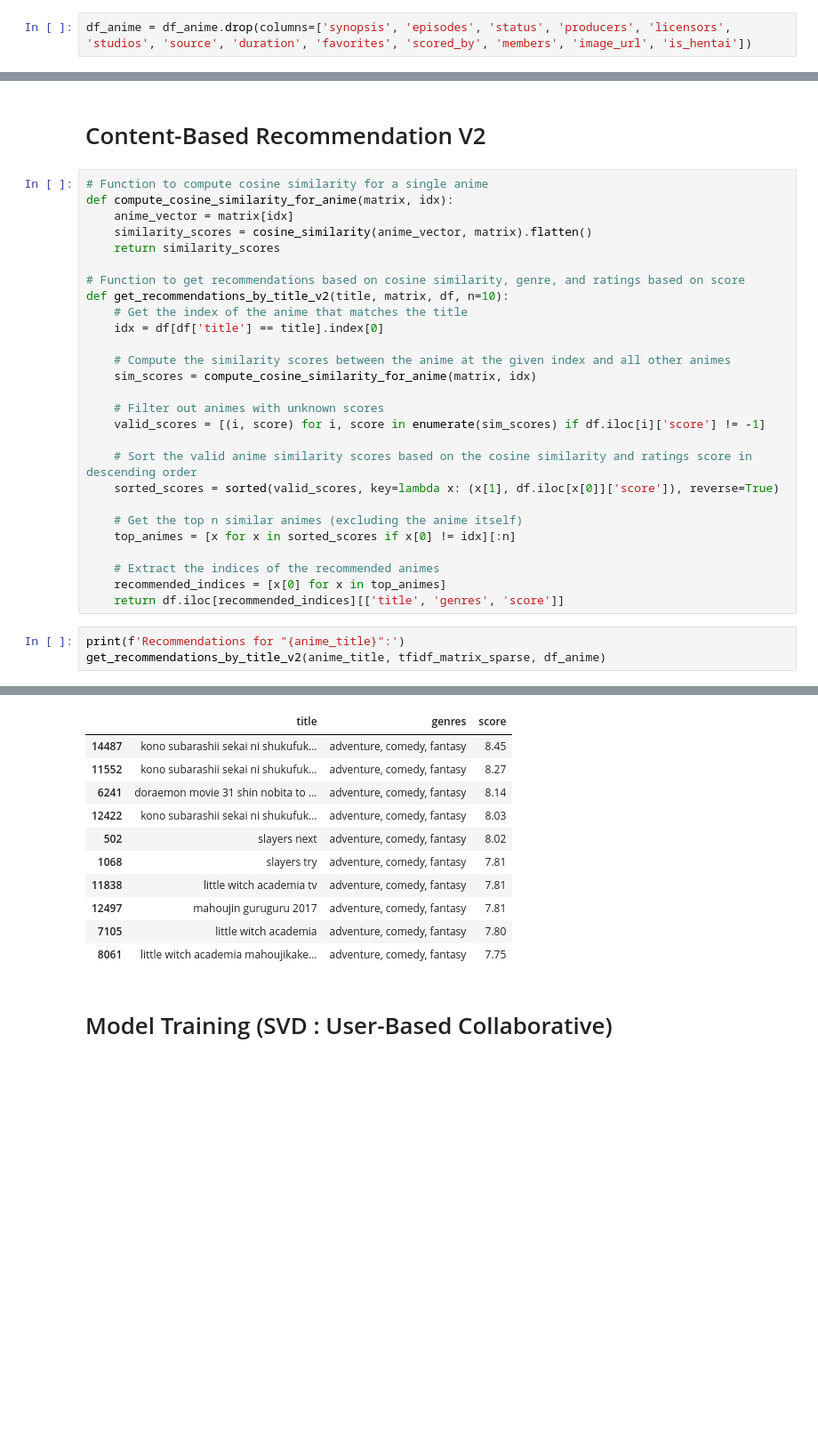
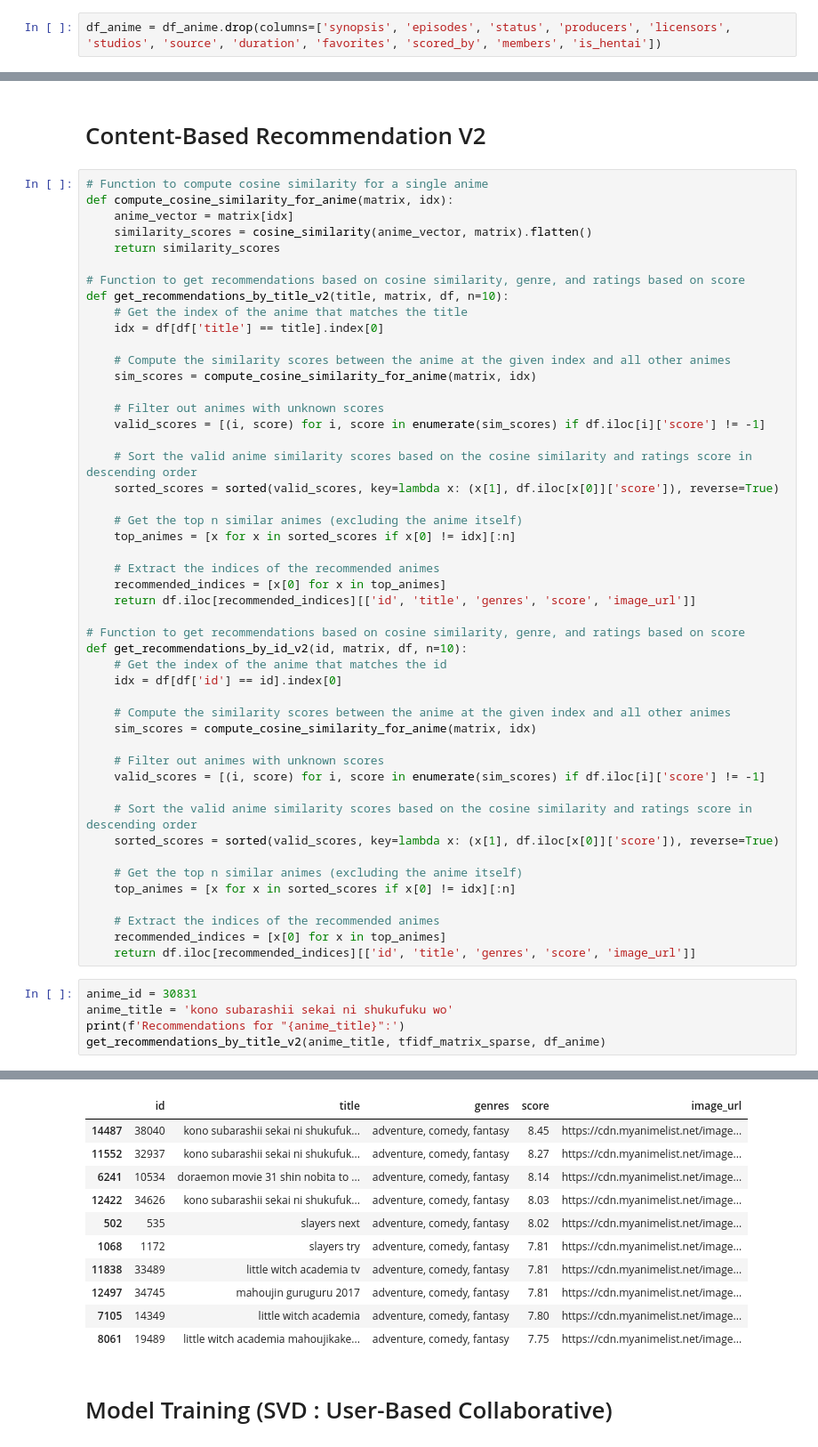
Before and after one commit to SStepz/TheWatcher, a Jupyter notebook: Recommendations/AnimeRS.ipynb, the cells around one changed output, grey strips where cells are left out. Shown: that part at 89% size. Cells and saved outputs as stored; diff of their text form; blank space fills up the shorter version.

Commit message:
change api request and response, add user-based for tv (not good/low data)

```diff
--- a/Recommendations/AnimeRS.ipynb
+++ b/Recommendations/AnimeRS.ipynb
@@ -114,7 +114,7 @@ Data columns (total 21 columns):
 dtypes: float64(1), int64(8), object(12)
 memory usage: 3.8+ MB
 # %%
-df_anime = df_anime.drop(columns=['synopsis', 'episodes', 'status', 'producers', 'licensors', 'studios', 'source', 'duration', 'favorites', 'scored_by', 'members', 'image_url', 'is_hentai'])
+df_anime = df_anime.drop(columns=['synopsis', 'episodes', 'status', 'producers', 'licensors', 'studios', 'source', 'duration', 'favorites', 'scored_by', 'members', 'is_hentai'])
 # %%
 df_anime.info()
 # %% [output]
@@ -445,23 +446,46 @@ def get_recommendations_by_title_v2(title, matrix, df, n=10):
 
     # Extract the indices of the recommended animes
     recommended_indices = [x[0] for x in top_animes]
-    return df.iloc[recommended_indices][['title', 'genres', 'score']]
+    return df.iloc[recommended_indices][['id', 'title', 'genres', 'score', 'image_url']]
+
+# Function to get recommendations based on cosine similarity, genre, and ratings based on score
+def get_recommendations_by_id_v2(id, matrix, df, n=10):
+    # Get the index of the anime that matches the id
+    idx = df[df['id'] == id].index[0]
+
+    # Compute the similarity scores between the anime at the given index and all other animes
+    sim_scores = compute_cosine_similarity_for_anime(matrix, idx)
+
+    # Filter out animes with unknown scores
+    valid_scores = [(i, score) for i, score in enumerate(sim_scores) if df.iloc[i]['score'] != -1]
+
+    # Sort the valid anime similarity scores based on the cosine similarity and ratings score in descending order
+    sorted_scores = sorted(valid_scores, key=lambda x: (x[1], df.iloc[x[0]]['score']), reverse=True)
+
+    # Get the top n similar animes (excluding the anime itself)
+    top_animes = [x for x in sorted_scores if x[0] != idx][:n]
+
+    # Extract the indices of the recommended animes
+    recommended_indices = [x[0] for x in top_animes]
+    return df.iloc[recommended_indices][['id', 'title', 'genres', 'score', 'image_url']]
 # %%
+anime_id = 30831
+anime_title = 'kono subarashii sekai ni shukufuku wo'
 print(f'Recommendations for "{anime_title}":')
 get_recommendations_by_title_v2(anime_title, tfidf_matrix_sparse, df_anime)
 # %% [output]
 Recommendations for "kono subarashii sekai ni shukufuku wo":
-|  | title | genres | score |
-| 14487 | kono subarashii sekai ni shukufuk... | adventure, comedy, fantasy | 8.45 |
-| 11552 | kono subarashii sekai ni shukufuk... | adventure, comedy, fantasy | 8.27 |
-| 6241 | doraemon movie 31 shin nobita to ... | adventure, comedy, fantasy | 8.14 |
-| 12422 | kono subarashii sekai ni shukufuk... | adventure, comedy, fantasy | 8.03 |
-| 502 | slayers next | adventure, comedy, fantasy | 8.02 |
-| 1068 | slayers try | adventure, comedy, fantasy | 7.81 |
-| 11838 | little witch academia tv | adventure, comedy, fantasy | 7.81 |
-| 12497 | mahoujin guruguru 2017 | adventure, comedy, fantasy | 7.81 |
-| 7105 | little witch academia | adventure, comedy, fantasy | 7.80 |
-| 8061 | little witch academia mahoujikake... | adventure, comedy, fantasy | 7.75 |
+|  | id | title | genres | score | image_url |
+| 14487 | 38040 | kono subarashii sekai ni shukufuk... | adventure, comedy, fantasy | 8.45 | https://cdn.myanimelist.net/image... |
+| 11552 | 32937 | kono subarashii sekai ni shukufuk... | adventure, comedy, fantasy | 8.27 | https://cdn.myanimelist.net/image... |
+| 6241 | 10534 | doraemon movie 31 shin nobita to ... | adventure, comedy, fantasy | 8.14 | https://cdn.myanimelist.net/image... |
+| 12422 | 34626 | kono subarashii sekai ni shukufuk... | adventure, comedy, fantasy | 8.03 | https://cdn.myanimelist.net/image... |
+| 502 | 535 | slayers next | adventure, comedy, fantasy | 8.02 | https://cdn.myanimelist.net/image... |
+| 1068 | 1172 | slayers try | adventure, comedy, fantasy | 7.81 | https://cdn.myanimelist.net/image... |
+| 11838 | 33489 | little witch academia tv | adventure, comedy, fantasy | 7.81 | https://cdn.myanimelist.net/image... |
+| 12497 | 34745 | mahoujin guruguru 2017 | adventure, comedy, fantasy | 7.81 | https://cdn.myanimelist.net/image... |
+| 7105 | 14349 | little witch academia | adventure, comedy, fantasy | 7.80 | https://cdn.myanimelist.net/image... |
+| 8061 | 19489 | little witch academia mahoujikake... | adventure, comedy, fantasy | 7.75 | https://cdn.myanimelist.net/image... |
 # %% [markdown]
 # Model Training (SVD : User-Based Collaborative)
 # %%
```
Also changed, not shown: parts of 4 cells of this notebook, 10 other files.
